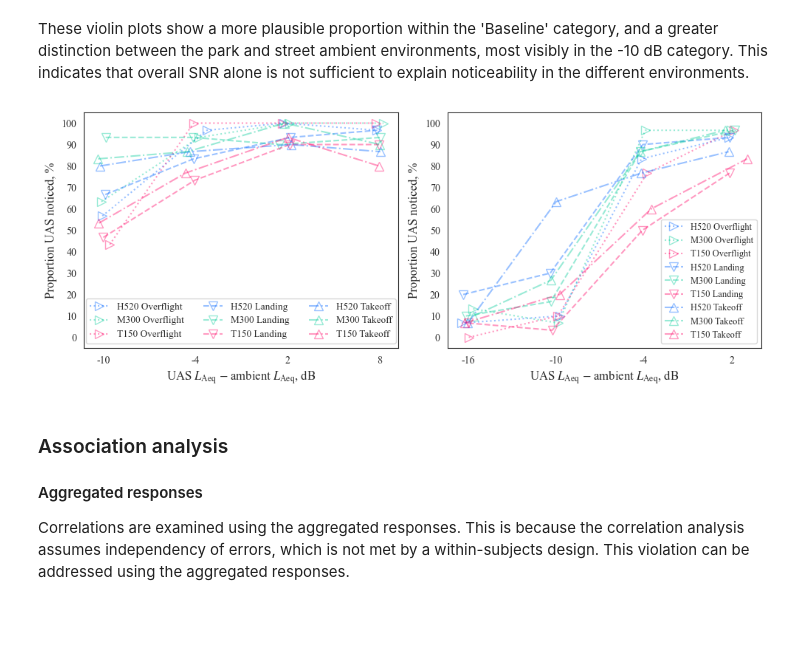
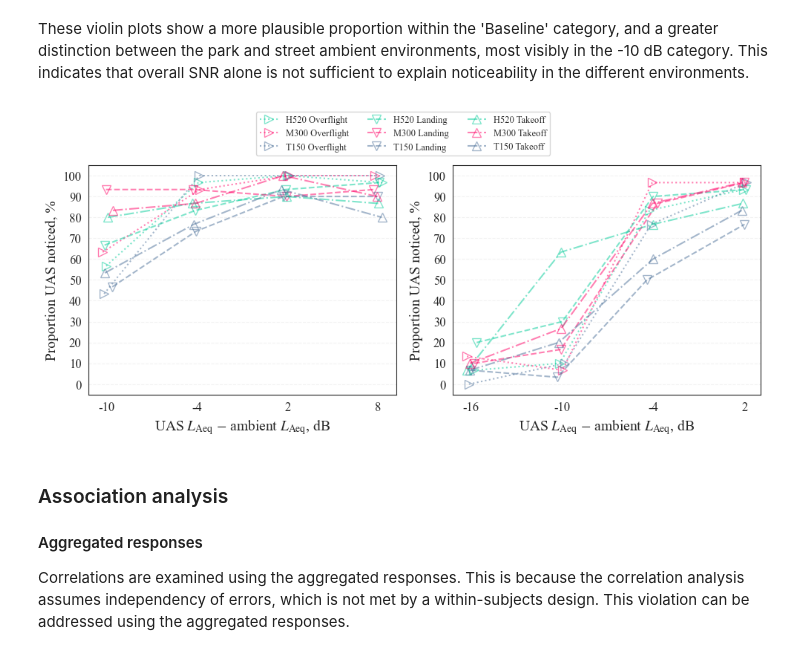
Before and after one commit to acoustics-code-salford/refmap-psychoacoustics, a Jupyter notebook: src/refmap_psychoacoustics/notebooks/refmap_listest1_analysis_EDA_partA.ipynb, the cells around one changed output. Drawn from its saved outputs; the diff is of its cells as text; code cells hidden in the pictures; blank space fills up the shorter version.

```diff
--- a/src/refmap_psychoacoustics/notebooks/refmap_listest1_analysis_EDA_partA.ipynb
+++ b/src/refmap_psychoacoustics/notebooks/refmap_listest1_analysis_EDA_partA.ipynb
@@ -38,9 +38,9 @@ mpl.rcParams.update({'font.size': 16})
 mpl.rcParams['figure.autolayout'] = True
 mpl.rcParams['mathtext.fontset'] = 'stix'
 
-SMALL_SIZE = 10
-MEDIUM_SIZE = 12
-BIGGER_SIZE = 14
+SMALL_SIZE = 12
+MEDIUM_SIZE = 14
+BIGGER_SIZE = 16
 
 plt.rc('font', size=SMALL_SIZE)          # controls default text sizes
 plt.rc('axes', titlesize=MEDIUM_SIZE,
@@ -1103,45 +1111,45 @@ UASTypeOpCats = ["Baseline", "H520 Overflight", "M300 Overflight", "T150 Overfli
 data['UASTypeOp'] = pd.Categorical(data['UASTypeOp'], UASTypeOpCats)
 data = data.sort_values(by=['UASTypeOp', 'AmbientEnv', 'SNRlevel']).iloc[2:]
 
 markers = {'Overflight': '>', 'Landing': 'v', 'Takeoff': '^'}
 lines = {'Overflight': ':', 'Landing': '--', 'Takeoff': '-.'}
-colours = {'H520': mycolours[0], 'M300': mycolours[1], 'T150': mycolours[2]}
+colours = {'H520': mycolours[1], 'M300': mycolours[2], 'T150': mycolours[3]}
 xjitter = 0.03
 
 # loop over ambient env and each type-operation combination to plot
 for iiEnv, ambEnv in enumerate(data['AmbientEnv'].unique()):
     ax = axs[iiEnv]
     for jjTypeOp, typeOp in enumerate(UASTypeOpCats[1:]):
         subdata = data.loc[(data['AmbientEnv'] == ambEnv)
                             & (data['UASTypeOp'] == typeOp), :]
         marker = markers[subdata['UASOperation'].iloc[0]]
         line = lines[subdata['UASOperation'].iloc[0]]
         colour = colours[subdata['UASType'].iloc[0]]
 
         x_jitter = stats.t(df=6, scale=xjitter).rvs(4)
         ax.plot(range(1, 5) + x_jitter, subdata['NoticedPropFilt'], linestyle=line, marker=marker,
-                color=colour, alpha=0.4, label=subdata['UASTypeOp'].iloc[0],
+                color=colour, alpha=0.5, label=subdata['UASTypeOp'].iloc[0],
                 markerfacecolor='none', markersize=8)
+    ax.grid(alpha=0.25, linestyle='--', axis='y')
 
     ax.set(xticks=range(1, 5), xticklabels=subdata['SNRlevel'],
            xlabel="UAS $L_\\text{Aeq}$ $-$ ambient $L_\\text{Aeq}$, dB",
            yticks=np.arange(0, 1.1, 0.1), yticklabels=range(0, 110, 10),
            ylabel="Proportion UAS noticed, %", ylim=[-0.05, 1.05])
     if ambEnv == "Park":
-        ncol = 3
-        ax.legend(fontsize=9.5, ncol=ncol, loc='lower center')
-    else:
-        ncol = 1
-        ax.legend(fontsize=9, ncol=ncol, loc='lower right')
+        handles, labels = ax.get_legend_handles_labels()
+
+lgd = fig.legend(handles, labels, fontsize=9, ncol=3, loc='upper center', bbox_to_anchor=(0.5, 1.15))
 
 if saveplots:
-    plt.savefig(os.path.join(outFigPath, "svg", "NoticeVsSNRByAmbTypeOpFilt.svg"),
-                format='svg')
-    plt.savefig(os.path.join(outFigPath, "pdf", "NoticeVsSNRByAmbTypeOpFilt.pdf"),
-                format='pdf')
+    filename = "NoticeVsSNRByAmbTypeOpFilt"
+    plt.savefig(os.path.join(outFigPath, "svg", f"{filename}.svg"),
+                format='svg', bbox_extra_artists=(lgd,), bbox_inches='tight')
+    plt.savefig(os.path.join(outFigPath, "pdf", f"{filename}.pdf"),
+                format='pdf', bbox_extra_artists=(lgd,), bbox_inches='tight')
 plt.show()
 # %% [output]
-[figure, old version]
+[figure, new version]
 # %% [markdown]
 ### Association analysis
 #### Aggregated responses
```
Also changed, not shown: parts of 18 cells of this notebook, 12 other files.
